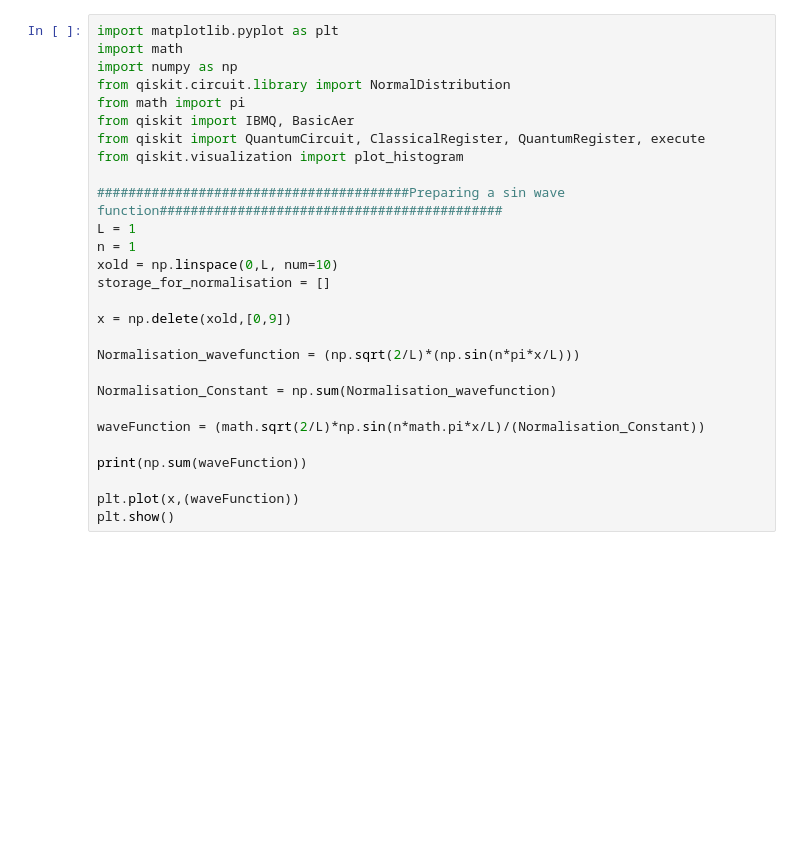
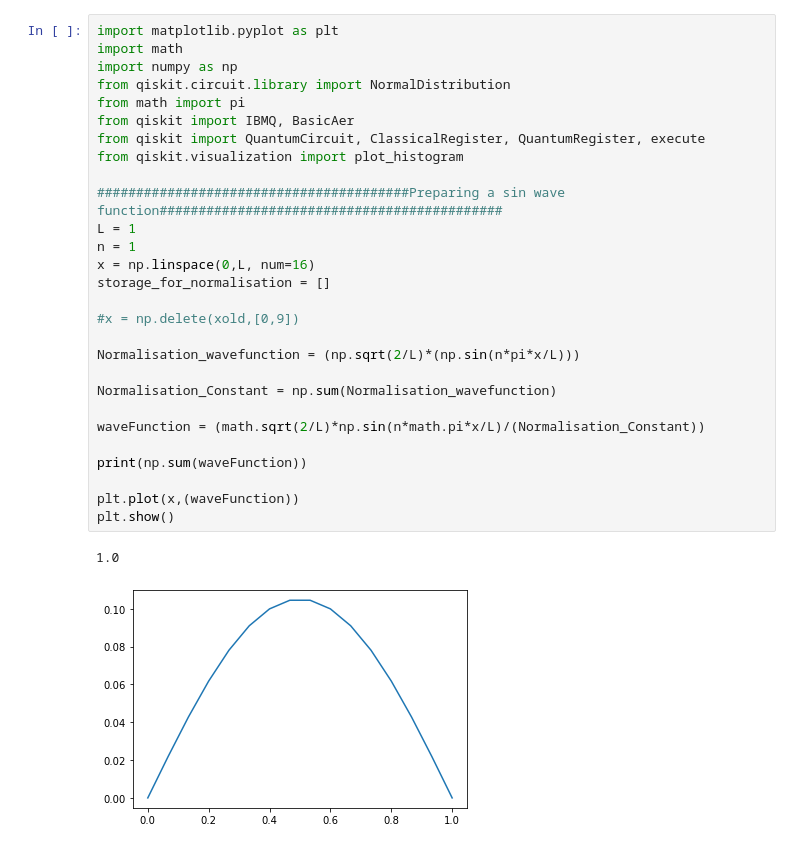
Before and after one commit to Abou-el-ela/Schrodinger-Equation, a Jupyter notebook: Schrodinger 3 qubits particle in a box.ipynb, the cells around one changed output. Cells and saved outputs as stored; diff of their text form; blank space fills up the shorter version.

```diff
--- a/Schrodinger 3 qubits particle in a box.ipynb
+++ b/Schrodinger 3 qubits particle in a box.ipynb
@@ -1,31 +1,34 @@
 # %%
 import matplotlib.pyplot as plt
 import math
 import numpy as np
 from qiskit.circuit.library import NormalDistribution
 from math import pi
 from qiskit import IBMQ, BasicAer
 from qiskit import QuantumCircuit, ClassicalRegister, QuantumRegister, execute
 from qiskit.visualization import plot_histogram
 
 ########################################Preparing a sin wave function############################################
 L = 1
 n = 1
-xold = np.linspace(0,L, num=10)
+x = np.linspace(0,L, num=16)
 storage_for_normalisation = []
 
-x = np.delete(xold,[0,9])
+#x = np.delete(xold,[0,9])
 
 Normalisation_wavefunction = (np.sqrt(2/L)*(np.sin(n*pi*x/L)))
 
 Normalisation_Constant = np.sum(Normalisation_wavefunction)
 
 waveFunction = (math.sqrt(2/L)*np.sin(n*math.pi*x/L)/(Normalisation_Constant))
 
 print(np.sum(waveFunction))
 
 plt.plot(x,(waveFunction))
 plt.show()
+# %% [output]
+1.0
+[figure, added]
 # %%
 
 
```
Also changed, not shown: parts of 2 cells of this notebook, 1 other file.
